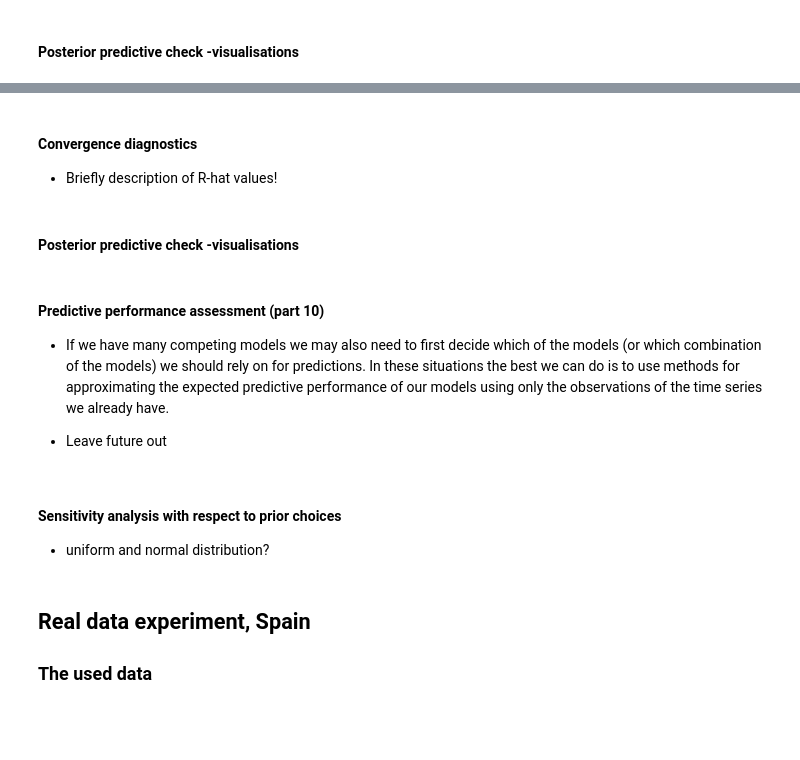
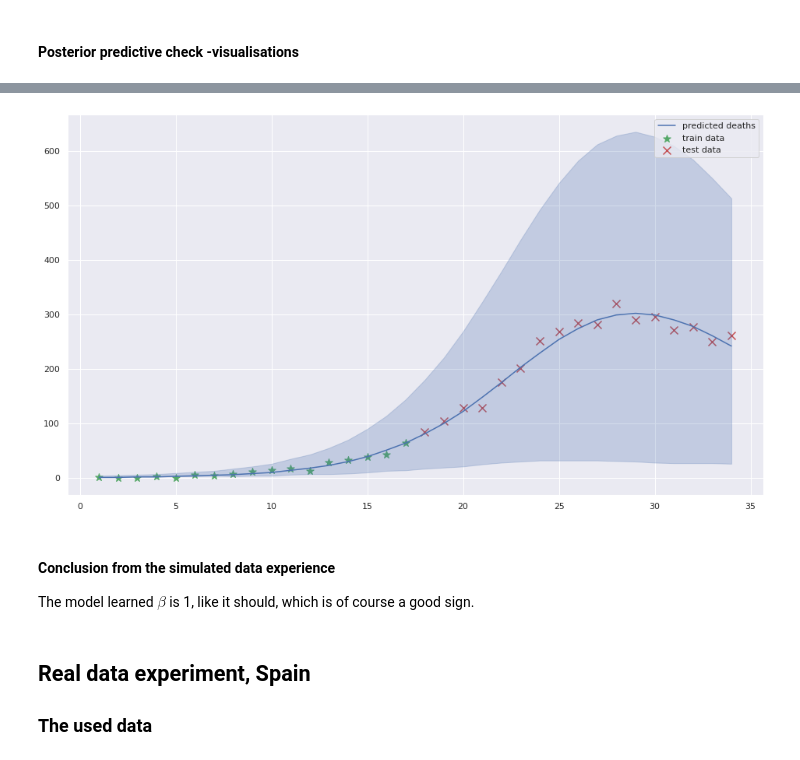
Before and after one commit to tommi-grohn/Corona_Bayesian, a Jupyter notebook: Project_Corona.ipynb, the cells around one changed output, grey strips where cells are left out. Cells and saved outputs as stored; diff of their text form; code cells hidden in the pictures; blank space fills up the shorter version.

```diff
--- a/Project_Corona.ipynb
+++ b/Project_Corona.ipynb
@@ -574,0 +1035,15 @@ def print_countries_values(deaths, current_retail, current_grocery, current_park
+# %%
+training_data = seapir_data.copy()
+training_data["n_training"]   = n_train
+training_data["n_test"]       = len(ts) - n_train
+training_data["t_training"]   = ts[:n_train]
+training_data["t_test"]       = ts[n_train:]
+training_data["traffic"]      = np.empty((training_data['n_training'], 0))
+training_data["traffic_pred"] = np.empty((training_data['n_test'], 0))
+training_data["deaths"]       = sampled_deaths[:n_train]
+training_data["deaths_pred"]  = sampled_deaths[n_train:]
+
+sm = stan_utils.StanModel_cache("./seapir_model.stan")
+fit = sm.sampling(training_data)
+samples = fit.extract(permuted=True)
+fit
@@ -701,19 +1078,16 @@ def print_countries_values(deaths, current_retail, current_grocery, current_park
-# %% [markdown]
-#### Convergence diagnostics
-
-- Briefly description of R-hat values!
-# %% [markdown]
-#### Posterior predictive check -visualisations
-# %% [markdown]
-#### Predictive performance assessment (part 10)
-
-- If we have many competing models we may also need to first decide which of the models (or which combination of the models) we should rely on for predictions. In these situations the best we can do is to use methods for approximating the expected predictive performance of our models using only the observations of the time series we already have.
-
-- Leave future out
-# %% [markdown]
-#### Sensitivity analysis with respect to prior choices
-
-- uniform and normal distribution?
+# %%
+plt.figure(figsize=(16,9))
+plt.scatter(ts[:n_train], sampled_deaths[:n_train], c='g', marker='*', s=100, label="train data")
+plt.scatter(ts[n_train:], sampled_deaths[n_train:], c='r', marker='x', s=100, label="test data")
+shadedplot(ts, samples['deaths_hat'], label="predicted deaths")
+plt.legend()
+plt.show()
+# %% [output]
+[figure, added]
+# %% [markdown]
+#### Conclusion from the simulated data experience
+
+The model learned $\beta$ is 1, like it should, which is of course a good sign.
 # %% [markdown]
 ## Real data experiment, Spain
 
```
Also changed, not shown: parts of 167 cells of this notebook, 5 other files.
